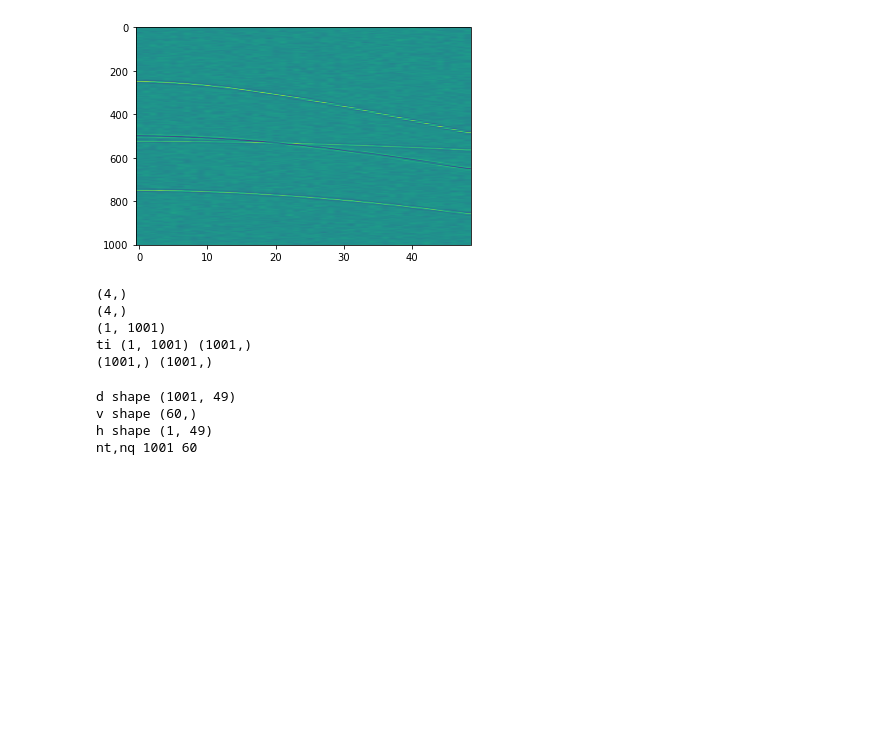
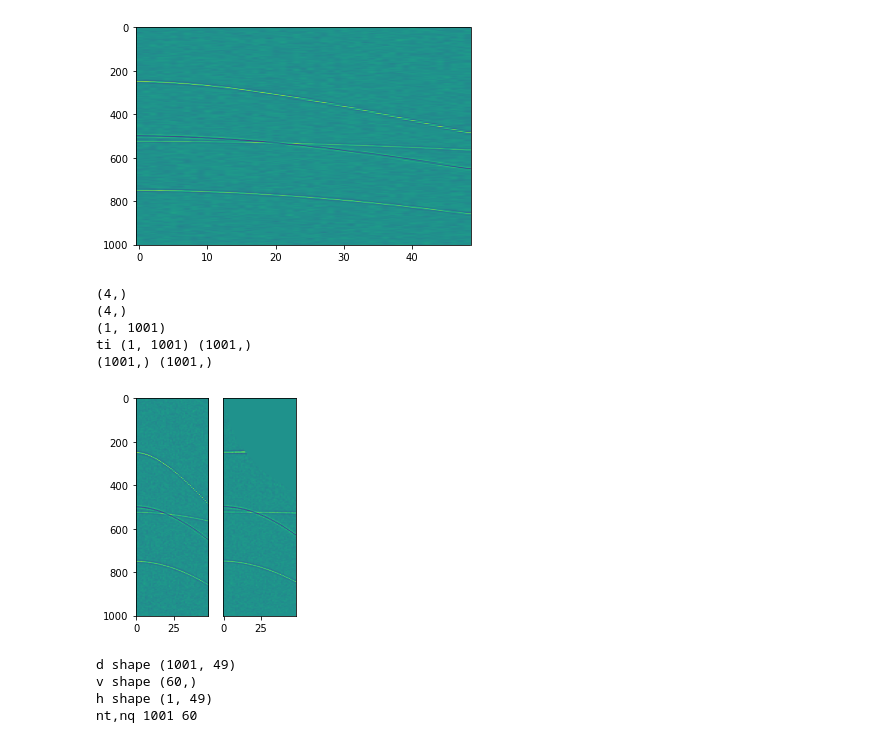
Before and after one commit to chenyk1990/geo-class, a Jupyter notebook: multi-dim-ana/Parabolic_radon.ipynb, the cells around one changed output. Saved outputs shown, nothing was run; the diff lists cells and outputs as text; code cells hidden in the pictures; blank space fills up the shorter version.

```diff
--- a/multi-dim-ana/Parabolic_radon.ipynb
+++ b/multi-dim-ana/Parabolic_radon.ipynb
@@ -163,17 +163,25 @@ def nmo(d,dt,h,tnmo,vnmo,max_stretch):
 # %%
 # apply NMO
 
 tnmo=np.array([1,2]);
 vnmo=np.array([1500,3000]);
 max_stretch=15;
 
 D1=nmo(D,dt,h,tnmo,vnmo,max_stretch);
+
+import matplotlib.pyplot as plt
+plt.figure;
+plt.subplot(1,4,1)
+plt.imshow(D,aspect='auto')
+plt.subplot(1,4,2)
+plt.imshow(D1,aspect='auto');plt.gca().set_yticks([]);
 # %% [output]
 (4,)
 (4,)
 (1, 1001)
 ti (1, 1001) (1001,)
 (1001,) (1001,)
+[figure, added]
 # %%
 qmin = -0.2;
 qmax = 0.8;
```
Also changed, not shown: parts of 2 cells of this notebook, 4 other files.
